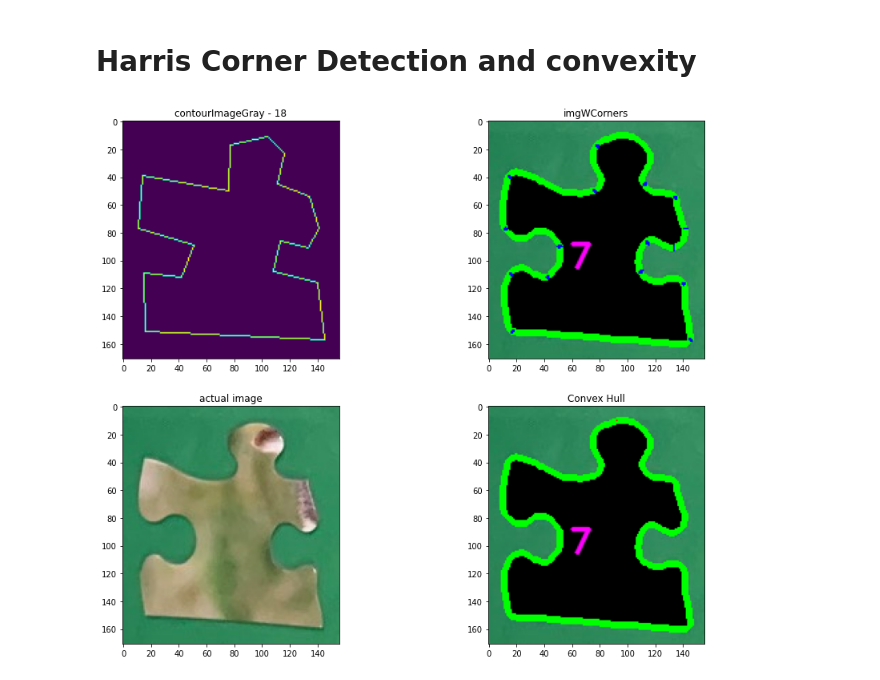
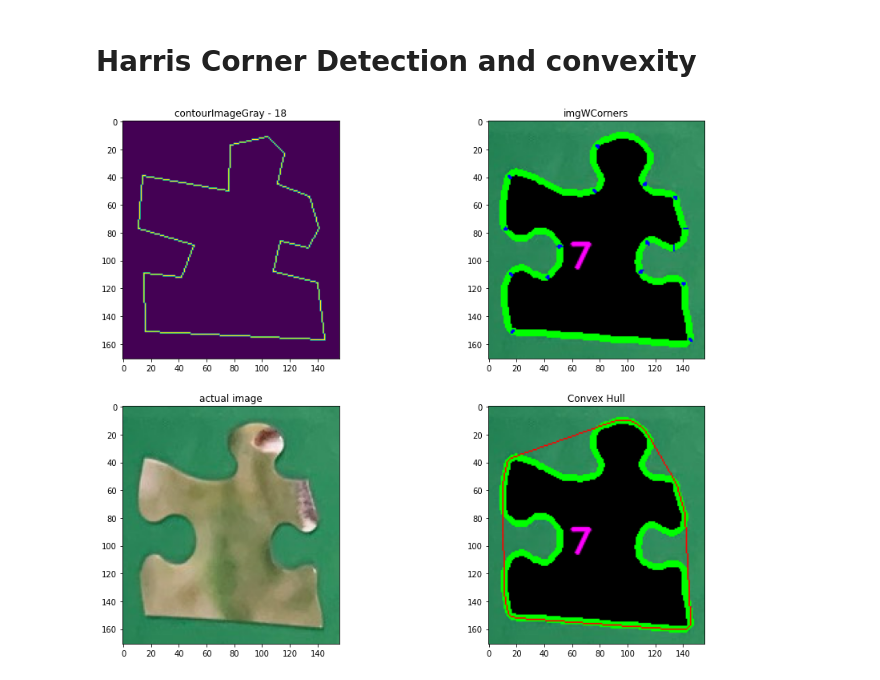
Before and after one commit to nate-h/JigsawPuzzleSolver, a Jupyter notebook: src/exploring.ipynb, the cells around one changed output. Cells and saved outputs as stored; diff of their text form; code cells hidden in the pictures.

Commit message:
Get convex hull to work.

```diff
--- a/src/exploring.ipynb
+++ b/src/exploring.ipynb
@@ -284,34 +282,33 @@ imgWCorners[dst>0.01*dst.max()]=[0,0,255]
 # Convex
 convexImage = np.copy(piece.image)
 piece = puzzle.pieces[7]
 contour, (x,y,w,h) = piece.contour, piece.dims
-hull = cv2.convexHull(contour, False)
+hull = cv2.convexHull(contour)
 color = (255, 0, 0)
-cv2.drawContours(convexImage, hull, 0, color, offset = (-x,-y))
+cv2.drawContours(convexImage, [hull], 0, color, offset = (-x,-y))
 
 
 
 # Plotting.
-
 plt.figure(1)
 
 ax1 = plt.subplot(221)
 plt.imshow(contourImageGray)
 ax1.title.set_text(f'contourImageGray - {len(approxContour)}')
 
 ax2 = plt.subplot(222)
 plt.imshow(imgWCorners)
 ax2.title.set_text('imgWCorners')
 
 ax3 = plt.subplot(223)
 plt.imshow(piece.imgRGB)
 ax3.title.set_text('actual image')
 
 ax4 = plt.subplot(224)
 plt.imshow(convexImage)
 ax4.title.set_text('Convex Hull')
 
 
 plt.show()
 # %% [output]
-[figure, old version]
+[figure, new version]
```
Also changed, not shown: parts of 8 cells of this notebook, 1 other file.
